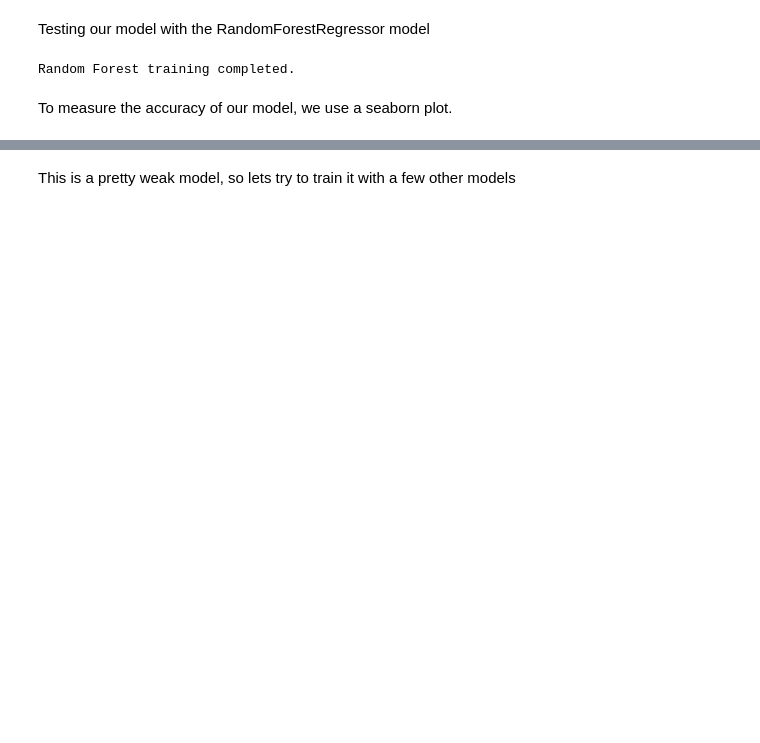
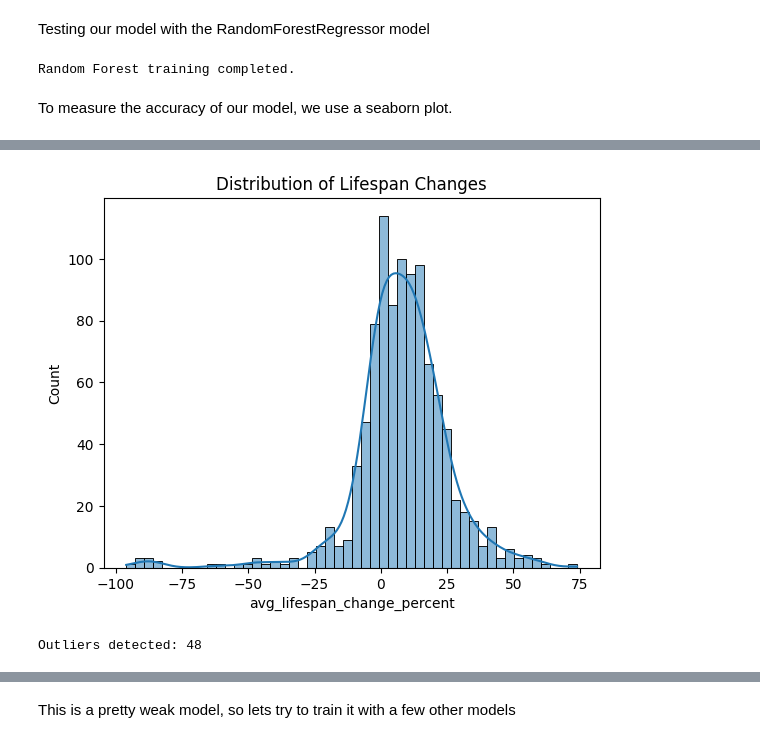
Before and after one commit to yanxue06/ML-Age, a Jupyter notebook: agingV2.ipynb, the cells around one changed output, grey strips where cells are left out. Cells and saved outputs as stored; diff of their text form; code cells hidden in the pictures; blank space fills up the shorter version.

```diff
--- a/agingV2.ipynb
+++ b/agingV2.ipynb
@@ -202,3 +247,17 @@ plt.show()
+# %%
+sns.histplot(final_df['avg_lifespan_change_percent'], kde=True)
+plt.title("Distribution of Lifespan Changes")
+plt.show()
+
+# Identify outliers using IQR
+Q1 = final_df['avg_lifespan_change_percent'].quantile(0.25)
+Q3 = final_df['avg_lifespan_change_percent'].quantile(0.75)
+IQR = Q3 - Q1
+outliers = final_df[(final_df['avg_lifespan_change_percent'] < (Q1 - 1.5 * IQR)) | (final_df['avg_lifespan_change_percent'] > (Q3 + 1.5 * IQR))]
+print(f"Outliers detected: {len(outliers)}")
+# %% [output]
+[figure, added]
+Outliers detected: 48
 # %%
 from sklearn.metrics import r2_score
 
```
Also changed, not shown: parts of 9 cells of this notebook.
